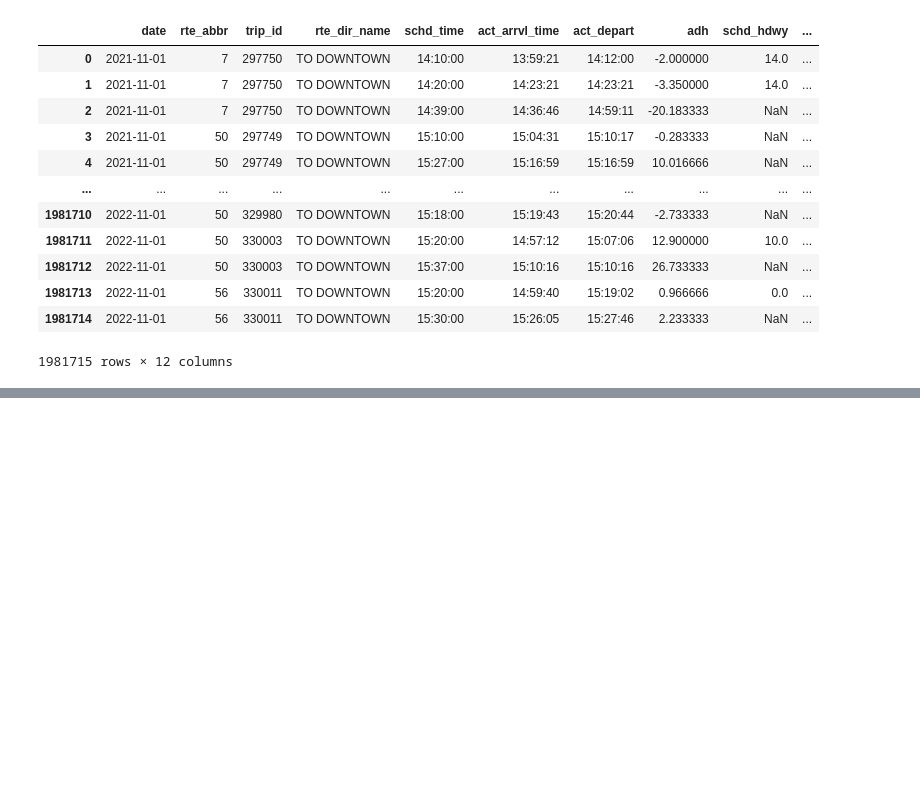
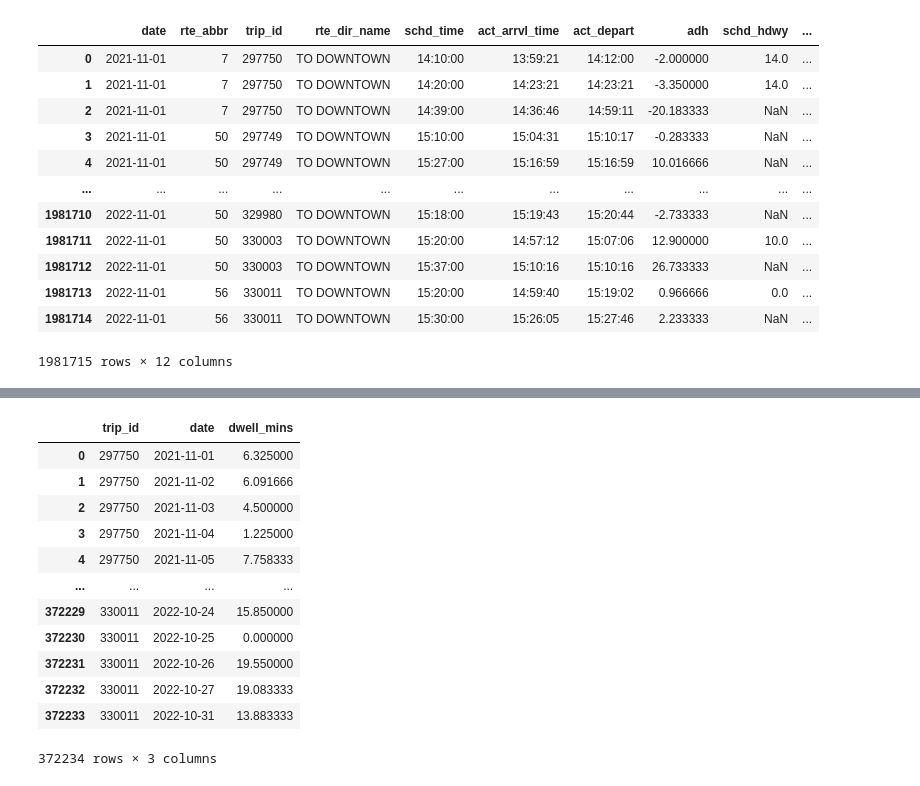
Before and after one commit to NSS-Data-Analytics-Cohort-7/wego-data-world-problems, a Jupyter notebook: notebook/We_go_project.ipynb, the cells around one changed output, grey strips where cells are left out. Cells and saved outputs as stored; diff of their text form; code cells hidden in the pictures; blank space fills up the shorter version.

```diff
--- a/notebook/We_go_project.ipynb
+++ b/notebook/We_go_project.ipynb
@@ -126,0 +127,17 @@ Name: dwell_mins, Length: 1499689, dtype: float64
+# %%
+avg_time_trip = hdwy_nonull.groupby(['trip_id','date'])['dwell_mins'].mean().reset_index()
+avg_time_trip
+# %% [output]
+|  | trip_id | date | dwell_mins |
+| 0 | 297750 | 2021-11-01 | 6.325000 |
+| 1 | 297750 | 2021-11-02 | 6.091666 |
+| 2 | 297750 | 2021-11-03 | 4.500000 |
+| 3 | 297750 | 2021-11-04 | 1.225000 |
+| 4 | 297750 | 2021-11-05 | 7.758333 |
+| ... | ... | ... | ... |
+| 372229 | 330011 | 2022-10-24 | 15.850000 |
+| 372230 | 330011 | 2022-10-25 | 0.000000 |
+| 372231 | 330011 | 2022-10-26 | 19.550000 |
+| 372232 | 330011 | 2022-10-27 | 19.083333 |
+| 372233 | 330011 | 2022-10-31 | 13.883333 |
+372234 rows × 3 columns
```
Also changed, not shown: parts of 6 cells of this notebook.
